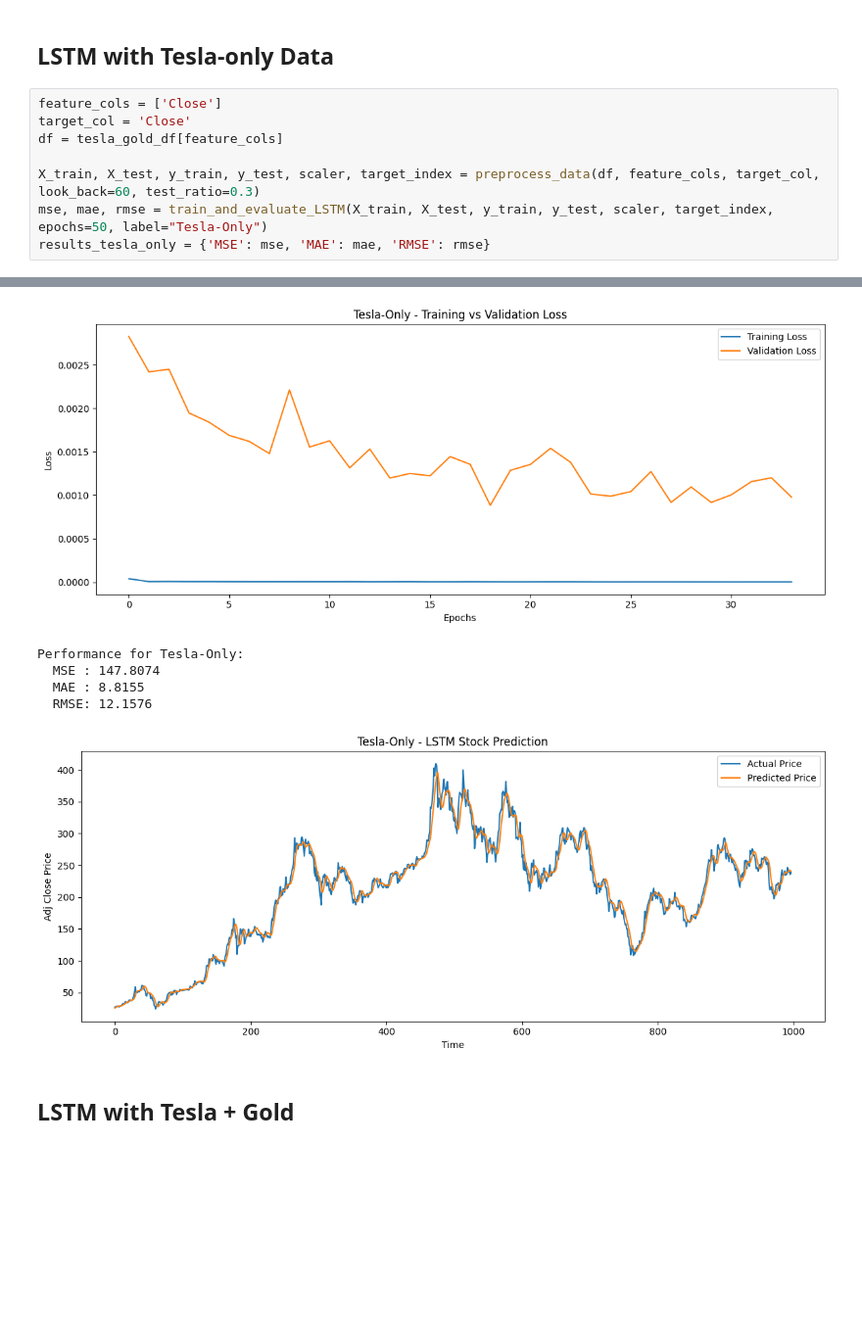
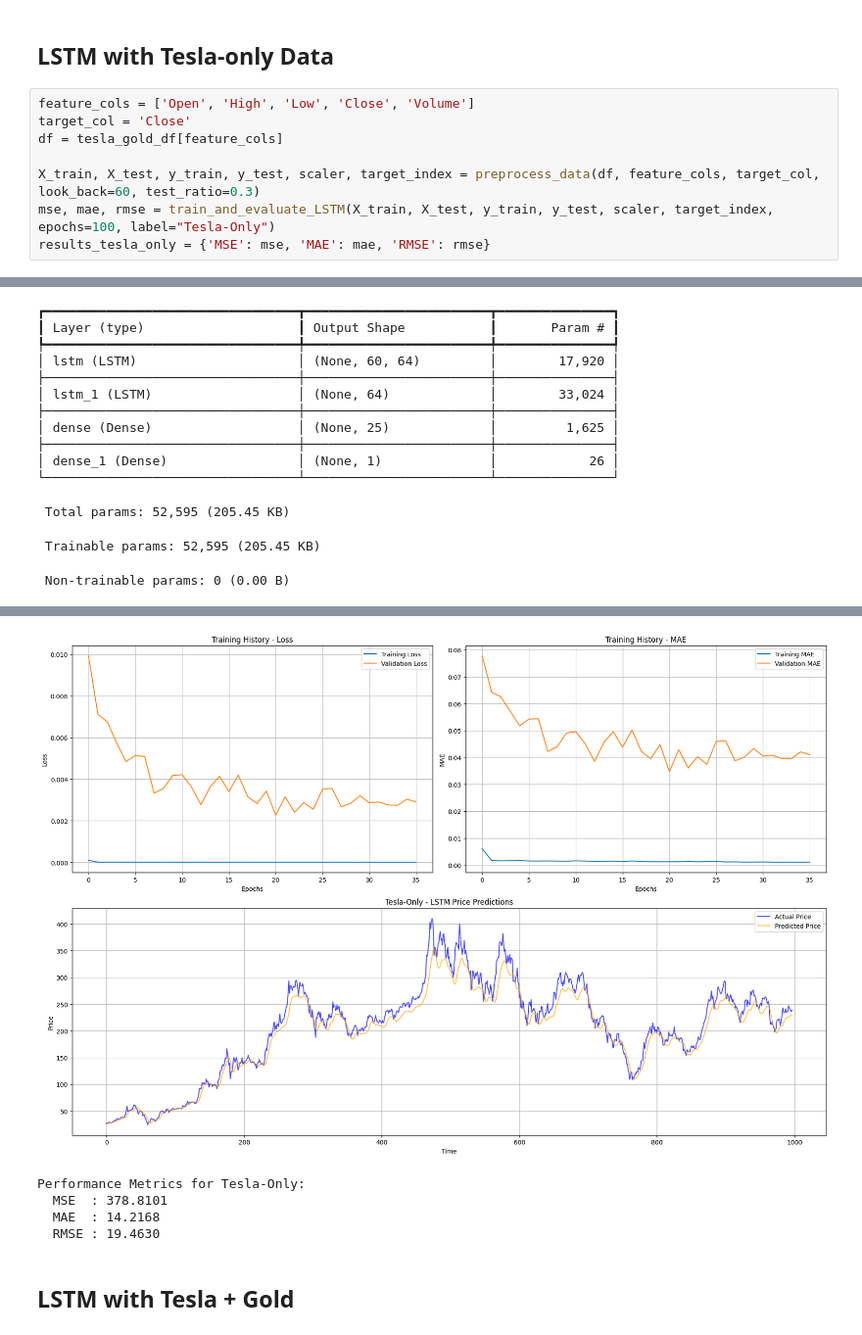
Before and after one commit to ebylmz/gtu-cse, a Jupyter notebook: cse655-deep-learning/hw03/Homework3_254201001054_Yilmaz_Emirkan_Burak.ipynb, the cells around one changed output, grey strips where cells are left out. Shown at 98% size. Saved outputs shown, nothing was run; the diff lists cells and outputs as text; blank space fills up the shorter version.

```diff
--- a/cse655-deep-learning/hw03/Homework3_254201001054_Yilmaz_Emirkan_Burak.ipynb
+++ b/cse655-deep-learning/hw03/Homework3_254201001054_Yilmaz_Emirkan_Burak.ipynb
@@ -243,11 +241,11 @@ def train_and_evaluate_LSTM(X_train, X_test, y_train, y_test, scaler, target_ind
 # %% [markdown]
 ## LSTM with Tesla-only Data
 # %%
-feature_cols = ['Close']
+feature_cols = ['Open', 'High', 'Low', 'Close', 'Volume']
 target_col = 'Close'
 df = tesla_gold_df[feature_cols]
 
 X_train, X_test, y_train, y_test, scaler, target_index = preprocess_data(df, feature_cols, target_col, look_back=60, test_ratio=0.3)
-mse, mae, rmse = train_and_evaluate_LSTM(X_train, X_test, y_train, y_test, scaler, target_index, epochs=50, label="Tesla-Only")
+mse, mae, rmse = train_and_evaluate_LSTM(X_train, X_test, y_train, y_test, scaler, target_index, epochs=100, label="Tesla-Only")
 results_tesla_only = {'MSE': mse, 'MAE': mae, 'RMSE': rmse}
 # %% [output]
@@ -270,0 +253,14 @@ Epoch 34/50
+┏━━━━━━━━━━━━━━━━━━━━━━━━━━━━━━━━━┳━━━━━━━━━━━━━━━━━━━━━━━━┳━━━━━━━━━━━━━━━┓
+┃ Layer (type)                    ┃ Output Shape           ┃       Param # ┃
+┡━━━━━━━━━━━━━━━━━━━━━━━━━━━━━━━━━╇━━━━━━━━━━━━━━━━━━━━━━━━╇━━━━━━━━━━━━━━━┩
+│ lstm (LSTM)                     │ (None, 60, 64)         │        17,920 │
+├─────────────────────────────────┼────────────────────────┼───────────────┤
+│ lstm_1 (LSTM)                   │ (None, 64)             │        33,024 │
+├─────────────────────────────────┼────────────────────────┼───────────────┤
+│ dense (Dense)                   │ (None, 25)             │         1,625 │
+├─────────────────────────────────┼────────────────────────┼───────────────┤
+│ dense_1 (Dense)                 │ (None, 1)              │            26 │
+└─────────────────────────────────┴────────────────────────┴───────────────┘
+ Total params: 52,595 (205.45 KB)
+ Trainable params: 52,595 (205.45 KB)
+ Non-trainable params: 0 (0.00 B)
@@ -271,9 +284,8 @@ Epoch 34/50
-[figure, old version]
+[figure, new version]
-Performance for Tesla-Only:
-  MSE : 147.8074
-  MAE : 8.8155
-  RMSE: 12.1576
-[figure, removed]
+Performance Metrics for Tesla-Only:
+  MSE  : 378.8101
+  MAE  : 14.2168
+  RMSE : 19.4630
 # %% [markdown]
 ## LSTM with Tesla + Gold
 # %%
```
Also changed, not shown: parts of 11 cells of this notebook, 1 other file.
